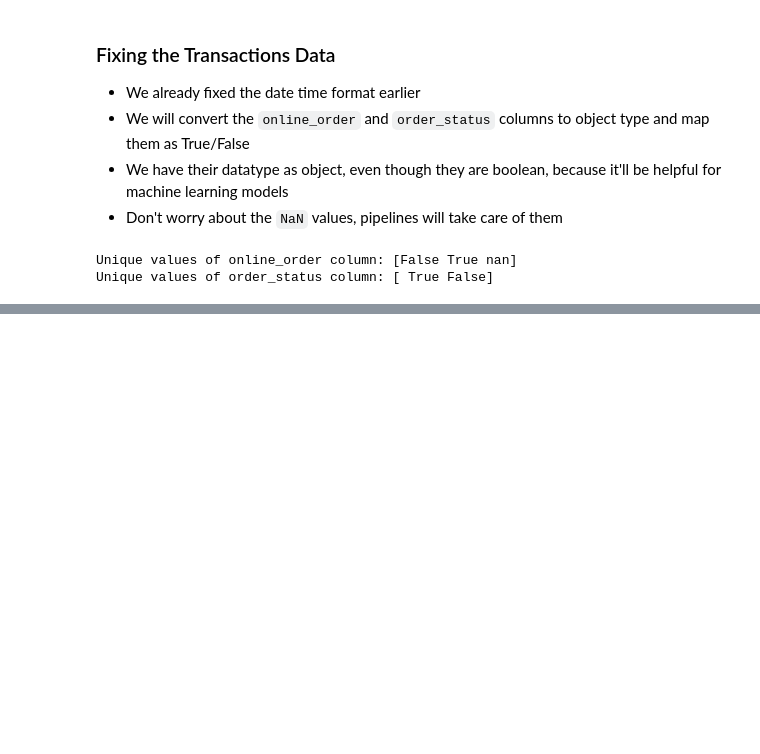
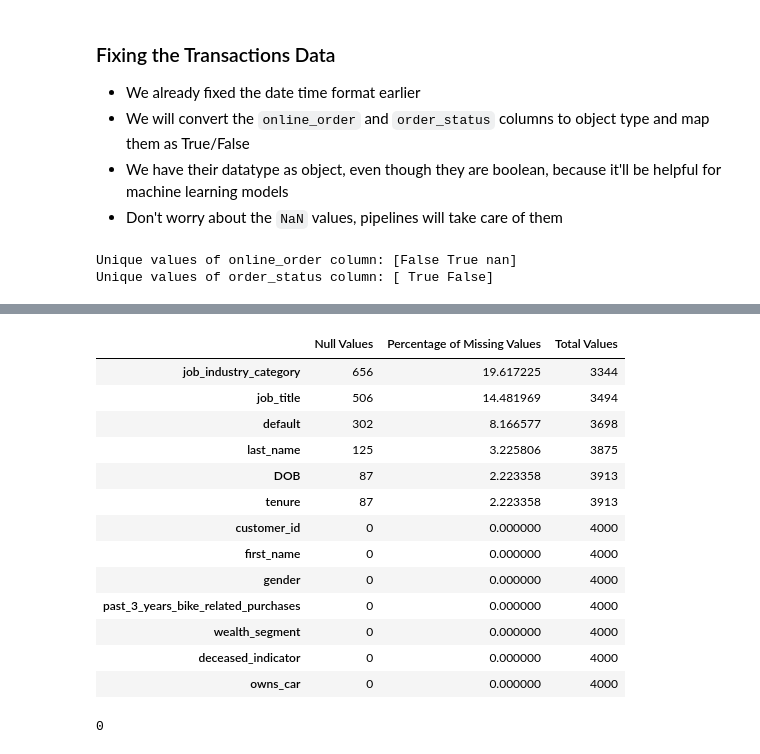
Before and after one commit to notcostheta/internship-speedrun, a Jupyter notebook: kpmg/task-master.ipynb, the cells around one changed output, grey strips where cells are left out. Cells and saved outputs as stored; diff of their text form; code cells hidden in the pictures; blank space fills up the shorter version.

```diff
--- a/kpmg/task-master.ipynb
+++ b/kpmg/task-master.ipynb
@@ -249,0 +341,24 @@ Unique values of order_status column: [ True False]
+# %%
+# Call the function to analyze the missing data
+
+analyze_null_values(CustomerDemographic)
+# %% [output]
+|  | Null Values | Percentage of Missing Values | Total Values |
+| job_industry_category | 656 | 19.617225 | 3344 |
+| job_title | 506 | 14.481969 | 3494 |
+| default | 302 | 8.166577 | 3698 |
+| last_name | 125 | 3.225806 | 3875 |
+| DOB | 87 | 2.223358 | 3913 |
+| tenure | 87 | 2.223358 | 3913 |
+| customer_id | 0 | 0.000000 | 4000 |
+| first_name | 0 | 0.000000 | 4000 |
+| gender | 0 | 0.000000 | 4000 |
+| past_3_years_bike_related_purchases | 0 | 0.000000 | 4000 |
+| wealth_segment | 0 | 0.000000 | 4000 |
+| deceased_indicator | 0 | 0.000000 | 4000 |
+| owns_car | 0 | 0.000000 | 4000 |
+# %%
+# Show the number of duplicated rows
+CustomerDemographic.duplicated().sum()
+# %% [output]
+0
```
Also changed, not shown: parts of 24 cells of this notebook.
